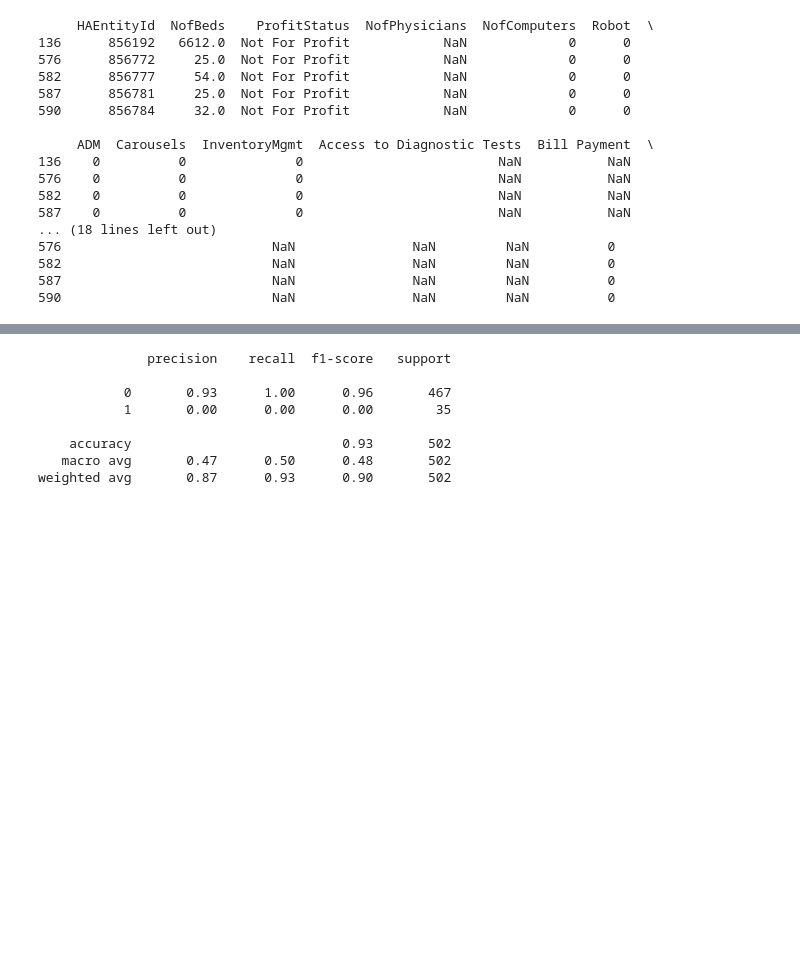
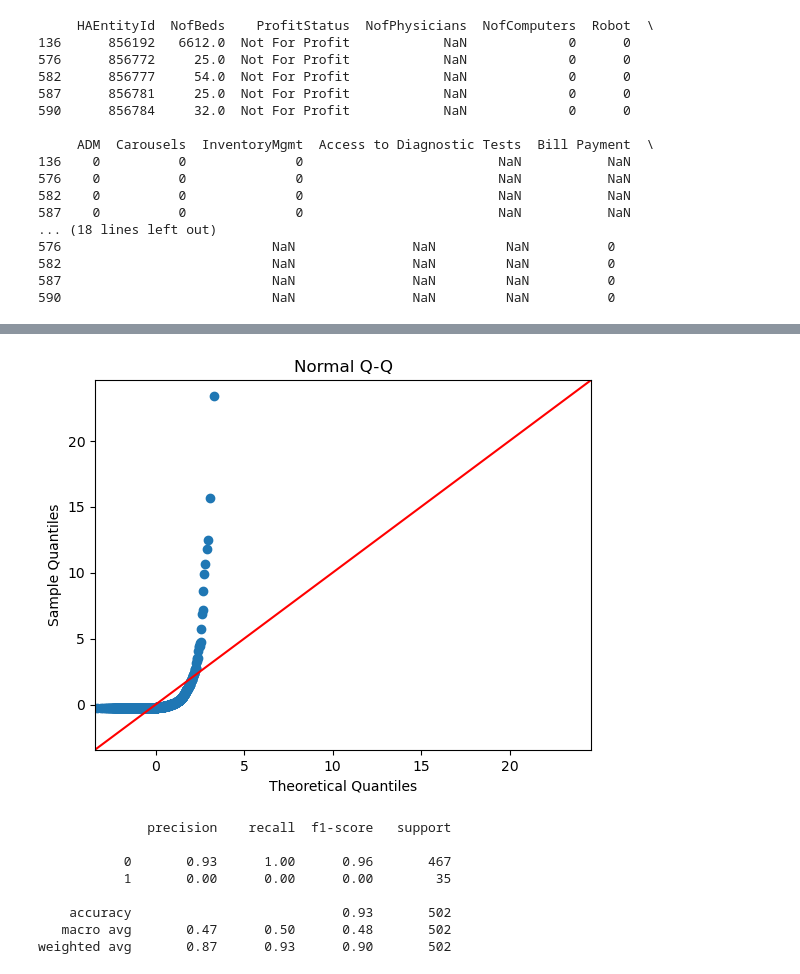
Before and after one commit to srak71/8660-GroupProject, a Jupyter notebook: OP-HIMSS-EDA.ipynb, the cells around one changed output, grey strips where cells are left out. Cells and saved outputs as stored; diff of their text form; code cells hidden in the pictures; blank space fills up the shorter version.

```diff
--- a/OP-HIMSS-EDA.ipynb
+++ b/OP-HIMSS-EDA.ipynb
@@ -80,12 +110,12 @@ Notes:
 [2] The condition number is large, 6.29e+06. This might indicate that there are
 strong multicollinearity or other numerical problems.
 # %%
-ha = pd.read_csv("/Users/nate/HAEntity_full.csv")
-computer = pd.read_csv("/Users/nate/Computer_full.csv")
-pharmacy = pd.read_csv("/Users/nate/Pharmacy_full.csv")
-pharmacy_prod = pd.read_csv("/Users/nate/PharmacyProduct_full.csv")
-components = pd.read_csv("/Users/nate/UseOfITComponent_full.csv")
-npi_map = pd.read_csv("/Users/nate/HAEntityNPI_full.csv")
+ha = pd.read_csv("data/HAEntity.csv")
+computer = pd.read_csv("data/Computer.csv")
+pharmacy = pd.read_csv("data/Pharmacy_full.csv")
+pharmacy_prod = pd.read_csv("data/PharmacyProduct_full.csv")
+components = pd.read_csv("data/UseOfITComponent_full.csv")
+npi_map = pd.read_csv("data/HAEntityNPI_full.csv")
 # %%
 for name, df in {
     "HAEntity": ha,
@@ -253,6 +283,17 @@ Notes:
 [1] Standard Errors assume that the covariance matrix of the errors is correctly specified.
 [2] The smallest eigenvalue is      0. This might indicate that there are
 strong multicollinearity problems or that the design matrix is singular.
+# %%
+fitted_values = ols_model.fittedvalues
+residuals = ols_model.resid
+standardized_residuals = ols_model.get_influence().resid_studentized_internal
+leverage = ols_model.get_influence().hat_matrix_diag
+
+sm.qqplot(residuals, line='45', fit=True)
+plt.title('Normal Q-Q')
+plt.show()
+# %% [output]
+[figure, added]
 # %%
 from sklearn.linear_model import LogisticRegression
 from sklearn.model_selection import train_test_split
```
Also changed, not shown: parts of 16 cells of this notebook, 5 other files.
